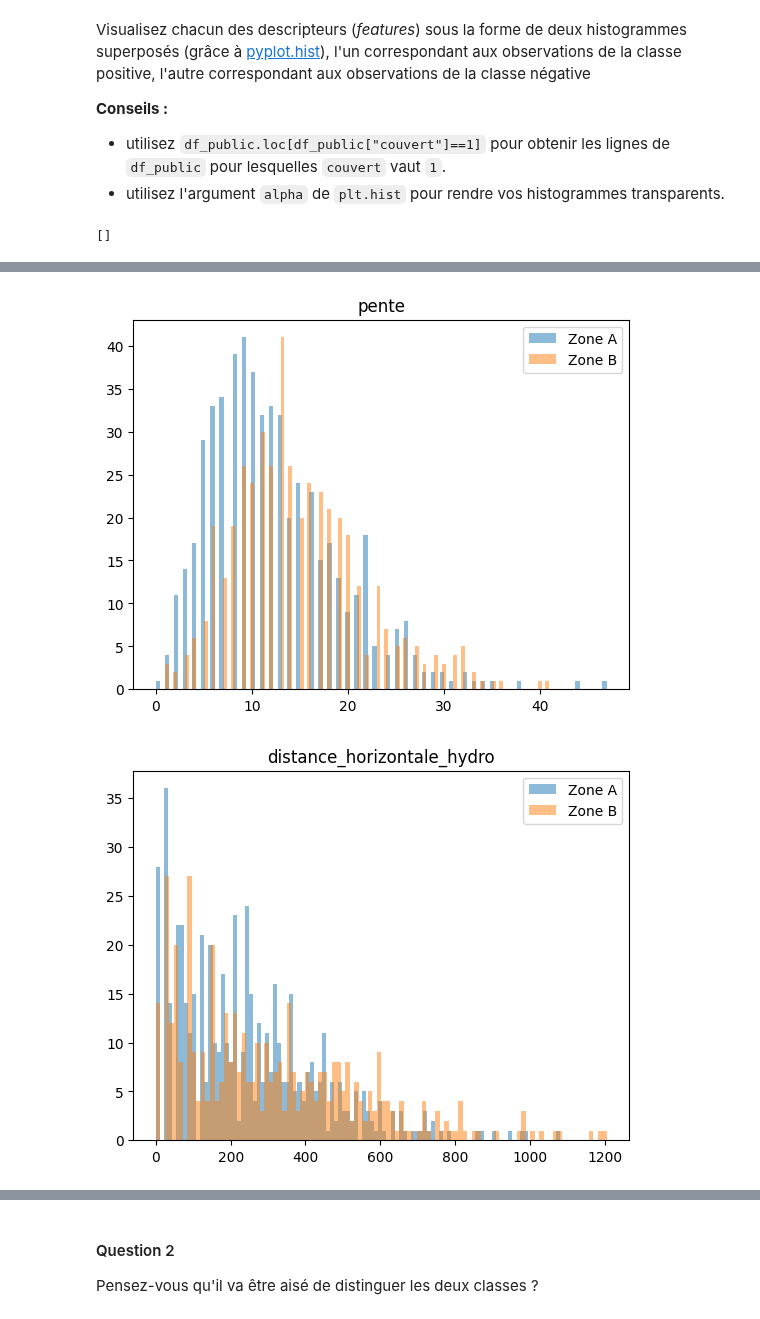
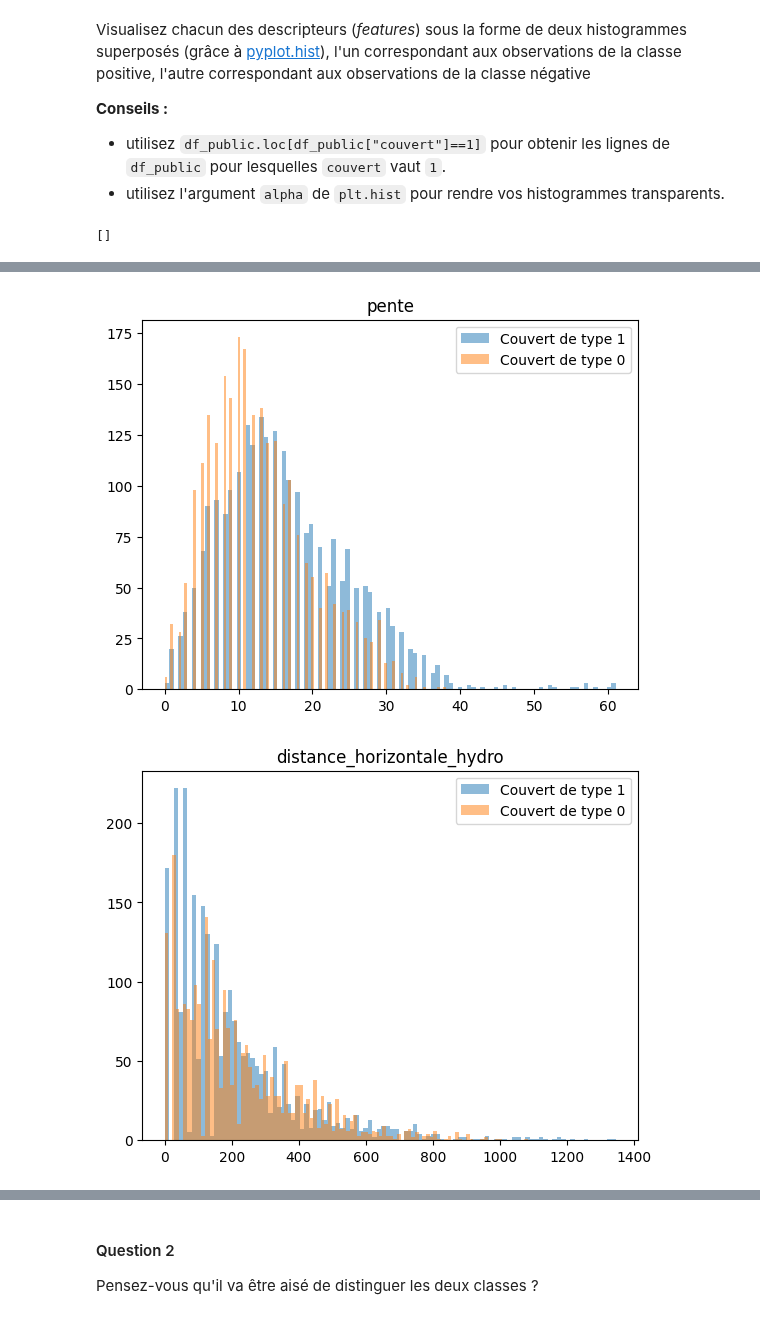
Before and after one commit to VDeumier/Projet_SDD, a Jupyter notebook: Projet_SDD_2024.ipynb, the cells around one changed output, grey strips where cells are left out. Cells and saved outputs as stored; diff of their text form; code cells hidden in the pictures.

Commit message:
Correction data public

```diff
--- a/Projet_SDD_2024.ipynb
+++ b/Projet_SDD_2024.ipynb
@@ -48,5 +48,5 @@ import matplotlib.pyplot as plt
 # %%
 import pandas as pd
 # %%
-df_prive_3 = pd.read_csv('couvert_vegetal_prive_3.tsv', delimiter='\t')
+df_public = pd.read_csv('couvert_vegetal_public.tsv', delimiter='\t')
 # %%
@@ -68,14 +68,14 @@ __Conseils :__
 * utilisez `df_public.loc[df_public["couvert"]==1]` pour obtenir les lignes de `df_public` pour lesquelles `couvert` vaut `1`.
 * utilisez l'argument `alpha` de `plt.hist` pour rendre vos histogrammes transparents.
 # %%
-df1 = df_prive_3.loc[df_prive_3["zone_A"] == 1]
-df0 = df_prive_3.loc[df_prive_3["zone_A"] == 0]
+df1 = df_public.loc[df_public["couvert"] == 1]
+df0 = df_public.loc[df_public["couvert"] == 0]
 
-columns = df_prive_3.columns.values[:-1]
+columns = df_public.columns.values[:-2]
 for column in columns:
     plt.figure()
-    plt.hist(df1[column], bins = 100, alpha = 0.5, label = 'Zone A')
-    plt.hist(df0[column], bins = 100, alpha = 0.5, label = 'Zone B')
+    plt.hist(df1[column], bins = 100, alpha = 0.5, label = 'Couvert de type 1')
+    plt.hist(df0[column], bins = 100, alpha = 0.5, label = 'Couvert de type 0')
     plt.legend()
     plt.title(column)
 plt.plot()
@@ -85,2 +85,2 @@ plt.plot()
-[figure, old version]
+[figure, new version]
-[figure, old version]
+[figure, new version]
```
Also changed, not shown: parts of 2 cells of this notebook.
